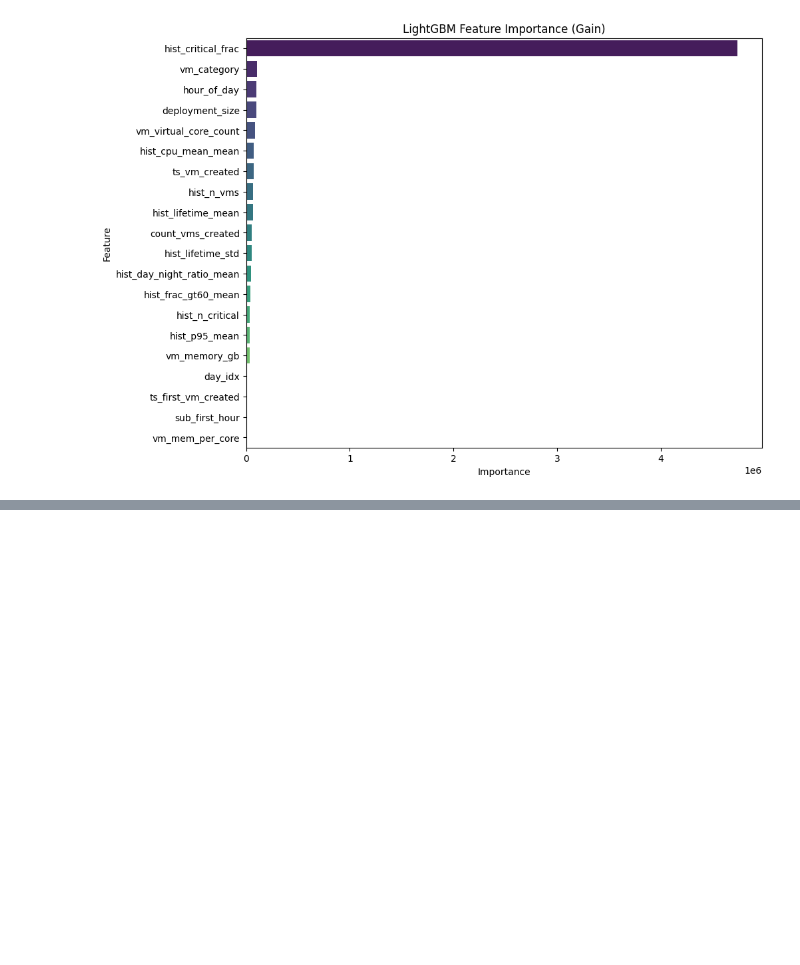
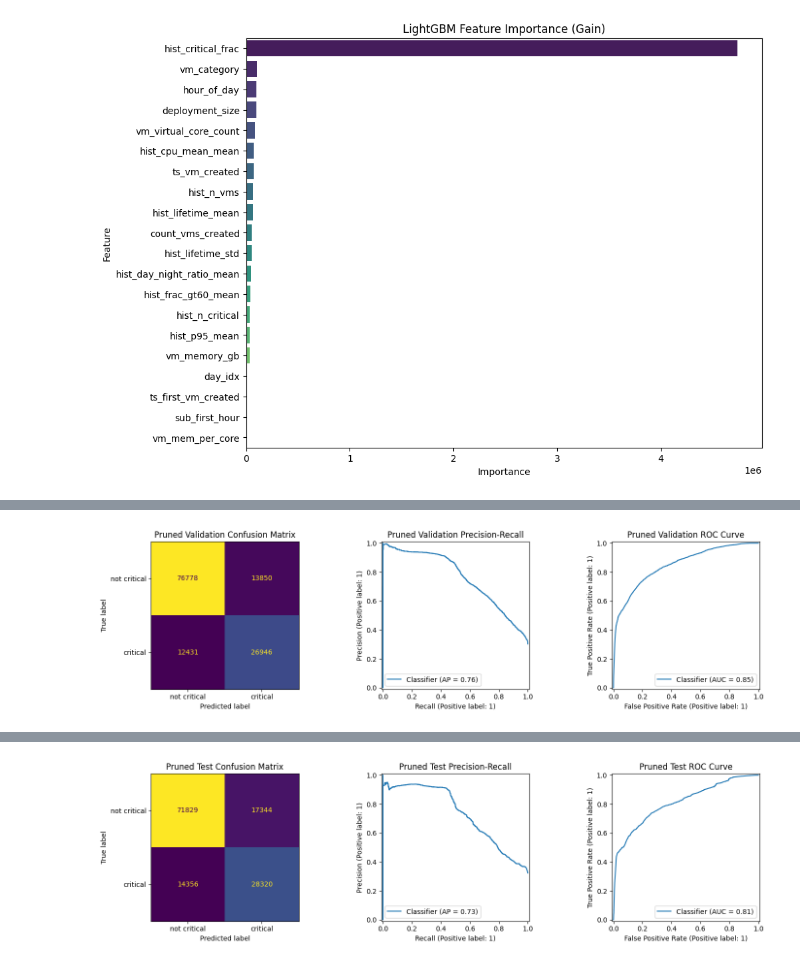
Before and after one commit to DPnimo11/CIS-5200-Final-Project, a Jupyter notebook: models/lightgbm.ipynb, the cells around one changed output, grey strips where cells are left out. Saved outputs shown, nothing was run; the diff lists cells and outputs as text; code cells hidden in the pictures; blank space fills up the shorter version.

```diff
--- a/models/lightgbm.ipynb
+++ b/models/lightgbm.ipynb
@@ -286,0 +439,70 @@ Top 15 Features (Gain Importance):
+# %%
+# %% [markdown]
+# ### 3. Retrain & Evaluate with Detailed Statistics
+#
+# We remove the identified noisy features and retrain the model.
+# Then, we use the `evaluate_split` function to see exactly how Precision, Recall, and AUC changed.
+
+# %%
+if len(features_to_drop) > 0:
+    print(f"\n--- Retraining without {len(features_to_drop)} noisy features ---")
+    print(f"Dropped features: {features_to_drop}")
+
+    # 1. Create new feature lists
+    pruned_features = [f for f in ALL_FEATURES if f not in features_to_drop]
+
+    # 2. Subset Data
+    X_train_pruned = X_train[pruned_features]
+    X_val_pruned   = X_val[pruned_features]
+    X_test_pruned  = X_test[pruned_features]
+
+    # 3. Re-initialize and Fit
+    clf_pruned = lgb.LGBMClassifier(
+        objective='binary',
+        metric='auc',
+        n_estimators=1000,
+        learning_rate=0.03,
+        num_leaves=31,
+        max_depth=-1,
+        scale_pos_weight=scale_weight,
+        random_state=42,
+        n_jobs=-1
+    )
+
+    clf_pruned.fit(
+        X_train_pruned, y_train,
+        eval_set=[(X_train_pruned, y_train), (X_val_pruned, y_val)],
+        eval_names=['train', 'val'],
+        callbacks=[
+            lgb.early_stopping(stopping_rounds=50),
+            lgb.log_evaluation(period=0) # Silence logs
+        ]
+    )
+
+    # 4. Detailed Evaluation
+    # We use the same 'best_threshold' calculated for the original model to make a fair comparison
+    print("\n" + "="*40)
+    print(f"PRUNED MODEL PERFORMANCE ({len(pruned_features)} features)")
+    print("="*40)
+
+    # Evaluate on Validation
+    val_pruned_metrics = evaluate_split(
+        clf_pruned,
+        X_val_pruned,
+        y_val,
+        "Pruned Validation",
+        threshold=best_threshold
+    )
+
+    # Evaluate on Test
+    test_pruned_metrics = evaluate_split(
+        clf_pruned,
+        X_test_pruned,
+        y_test,
+        "Pruned Test",
+        threshold=best_threshold
+    )
+
+else:
+    print("No features identified for dropping based on the importance threshold.")
+# %% [output]
@@ -286,0 +526 @@ Top 15 Features (Gain Importance):
+[figure, added]
@@ -286,0 +538 @@ Top 15 Features (Gain Importance):
+[figure, added]
```
Also changed, not shown: parts of 3 cells of this notebook, 5 other files.
